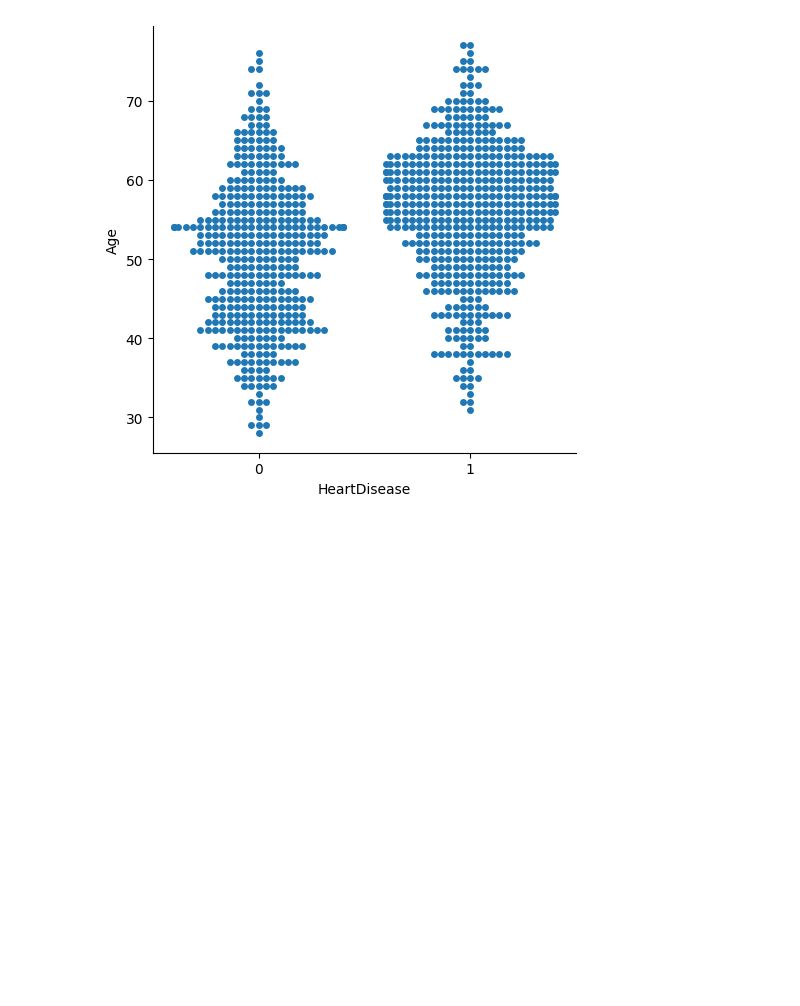
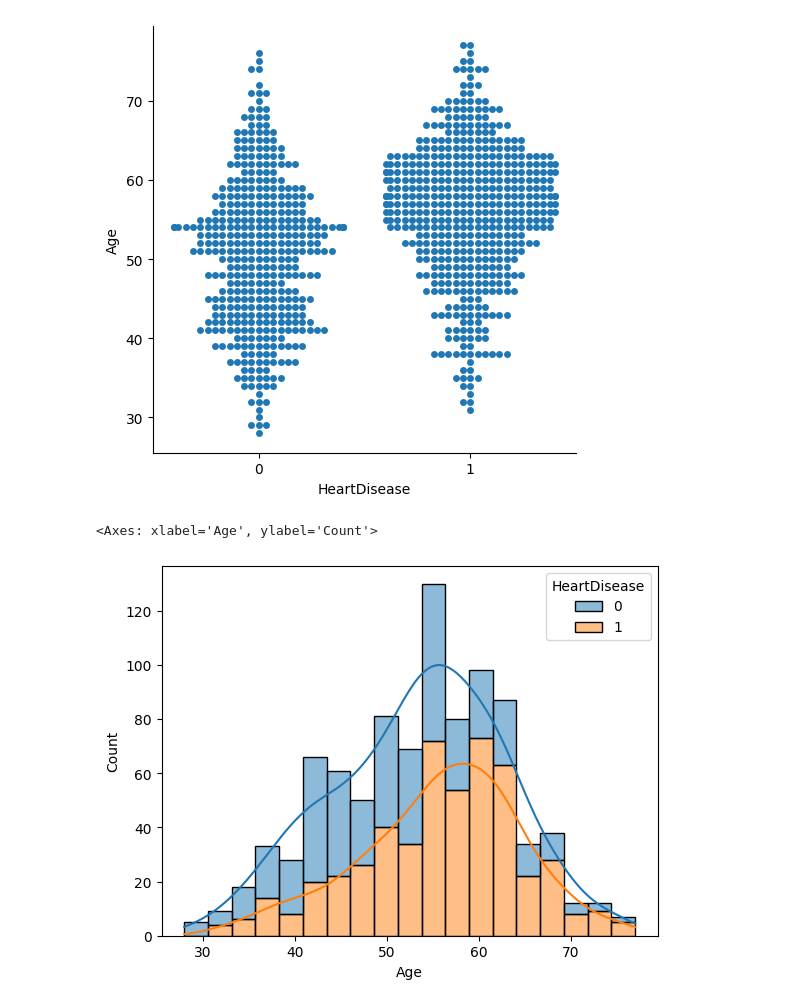
Before and after one commit to Payal2000/HeartDisease-Analysis, a Jupyter notebook: Heart.ipynb, the cells around one changed output. Saved outputs shown, nothing was run; the diff lists cells and outputs as text; code cells hidden in the pictures; blank space fills up the shorter version.

```diff
--- a/Heart.ipynb
+++ b/Heart.ipynb
@@ -208,3 +208,9 @@ sns.catplot(x="HeartDisease", y="Age", kind="swarm", data=heart_df)
 # %% [output]
 <seaborn.axisgrid.FacetGrid at 0x...>
 [figure]
+# %%
+#histogram for age distribution
+sns.histplot(data=heart_df, x="Age", hue="HeartDisease", multiple="stack",kde=True)
+# %% [output]
+<Axes: xlabel='Age', ylabel='Count'>
+[figure, added]
```
